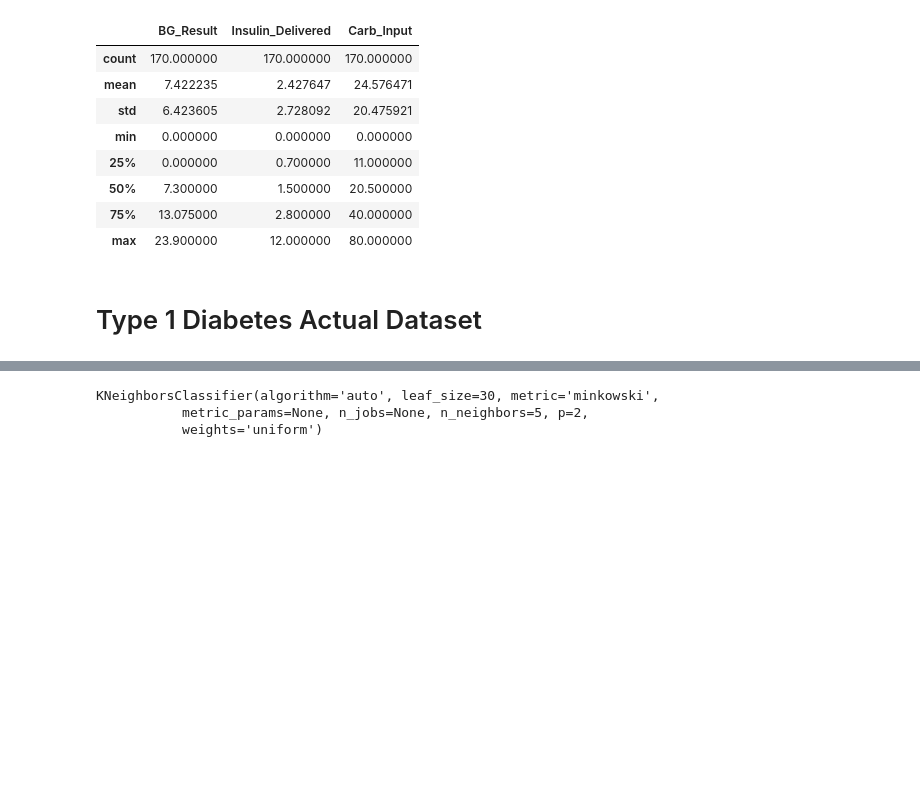
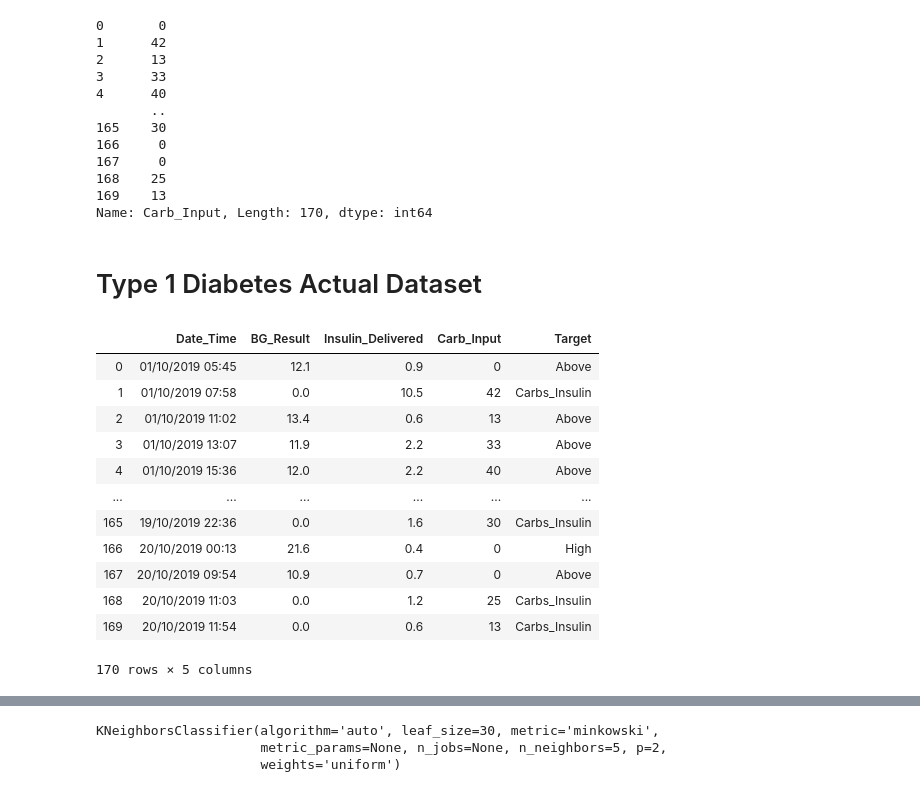
Before and after one commit to babubaskaran/ProgDA_Project, a Jupyter notebook: ProgDA_Project.ipynb, the cells around one changed output, grey strips where cells are left out. Drawn from its saved outputs; the diff is of its cells as text; code cells hidden in the pictures; blank space fills up the shorter version.

```diff
--- a/ProgDA_Project.ipynb
+++ b/ProgDA_Project.ipynb
@@ -63,16 +63,35 @@ from pandas.plotting import scatter_matrix
 # %%
 df=pd.read_csv("type1diabetesproject.csv")
 # %%
-df.describe()
+df.Carb_Input
 # %% [output]
-|  | BG_Result | Insulin_Delivered | Carb_Input |
-| count | 170.000000 | 170.000000 | 170.000000 |
-| mean | 7.422235 | 2.427647 | 24.576471 |
-| std | 6.423605 | 2.728092 | 20.475921 |
-| min | 0.000000 | 0.000000 | 0.000000 |
-| 25% | 0.000000 | 0.700000 | 11.000000 |
-| 50% | 7.300000 | 1.500000 | 20.500000 |
-| 75% | 13.075000 | 2.800000 | 40.000000 |
-| max | 23.900000 | 12.000000 | 80.000000 |
+0       0
+1      42
+2      13
+3      33
+4      40
+       ..
+165    30
+166     0
+167     0
+168    25
+169    13
+Name: Carb_Input, Length: 170, dtype: int64
 # %% [markdown]
 # Type 1 Diabetes Actual Dataset
+# %%
+display(df)
+# %% [output]
+|  | Date_Time | BG_Result | Insulin_Delivered | Carb_Input | Target |
+| 0 | 01/10/2019 05:45 | 12.1 | 0.9 | 0 | Above |
+| 1 | 01/10/2019 07:58 | 0.0 | 10.5 | 42 | Carbs_Insulin |
+| 2 | 01/10/2019 11:02 | 13.4 | 0.6 | 13 | Above |
+| 3 | 01/10/2019 13:07 | 11.9 | 2.2 | 33 | Above |
+| 4 | 01/10/2019 15:36 | 12.0 | 2.2 | 40 | Above |
+| ... | ... | ... | ... | ... | ... |
+| 165 | 19/10/2019 22:36 | 0.0 | 1.6 | 30 | Carbs_Insulin |
+| 166 | 20/10/2019 00:13 | 21.6 | 0.4 | 0 | High |
+| 167 | 20/10/2019 09:54 | 10.9 | 0.7 | 0 | Above |
+| 168 | 20/10/2019 11:03 | 0.0 | 1.2 | 25 | Carbs_Insulin |
+| 169 | 20/10/2019 11:54 | 0.0 | 0.6 | 13 | Carbs_Insulin |
+170 rows × 5 columns
```
Also changed, not shown: parts of 12 cells of this notebook, 1 other file.
